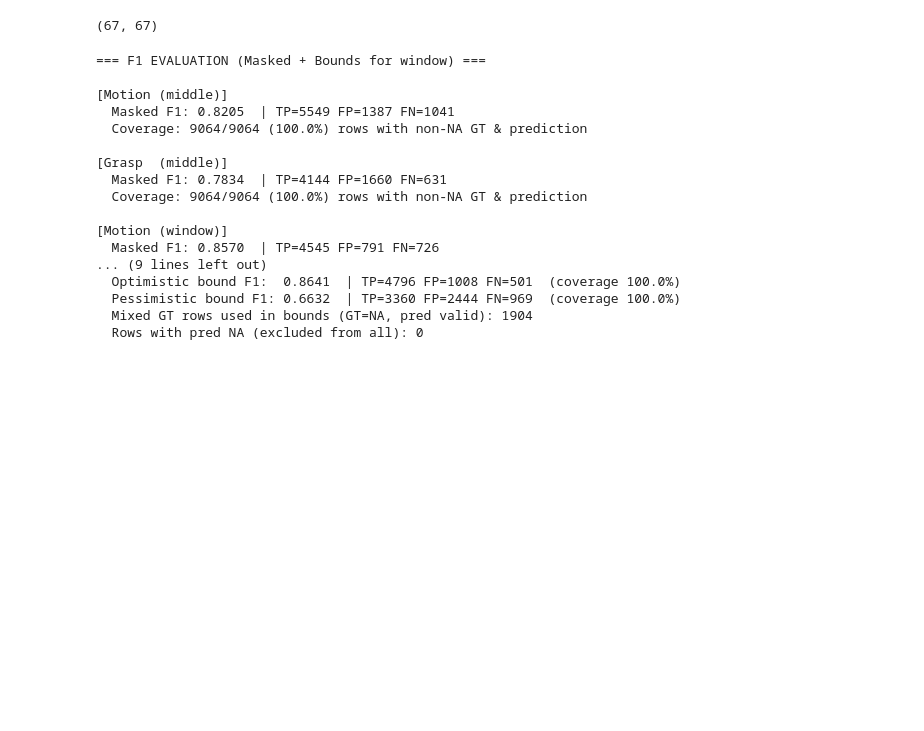
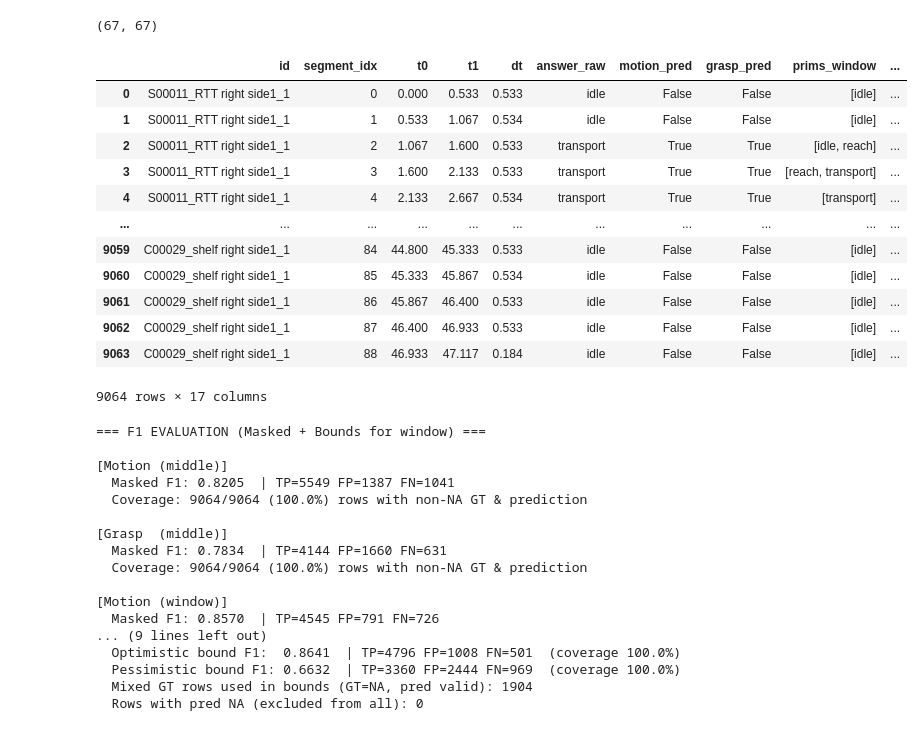
Before and after one commit to livctr/vlms4rehab, a Jupyter notebook: postprocess/primitives/exp_to_latex.ipynb, the cells around one changed output. Cells and saved outputs as stored; diff of their text form; code cells hidden in the pictures; blank space fills up the shorter version.

```diff
--- a/postprocess/primitives/exp_to_latex.ipynb
+++ b/postprocess/primitives/exp_to_latex.ipynb
@@ -981,3 +1154,19 @@ df_resps = add_gt_signals(df_samples, df_resps, get_gt_prims)
+# %%
+df_resps
+# %% [output]
+|  | id | segment_idx | t0 | t1 | dt | answer_raw | motion_pred | grasp_pred | prims_window | ... |
+| 0 | S00011_RTT right side1_1 | 0 | 0.000 | 0.533 | 0.533 | idle | False | False | [idle] | ... |
+| 1 | S00011_RTT right side1_1 | 1 | 0.533 | 1.067 | 0.534 | idle | False | False | [idle] | ... |
+| 2 | S00011_RTT right side1_1 | 2 | 1.067 | 1.600 | 0.533 | transport | True | True | [idle, reach] | ... |
+| 3 | S00011_RTT right side1_1 | 3 | 1.600 | 2.133 | 0.533 | transport | True | True | [reach, transport] | ... |
+| 4 | S00011_RTT right side1_1 | 4 | 2.133 | 2.667 | 0.534 | transport | True | True | [transport] | ... |
+| ... | ... | ... | ... | ... | ... | ... | ... | ... | ... | ... |
+| 9059 | C00029_shelf right side1_1 | 84 | 44.800 | 45.333 | 0.533 | idle | False | False | [idle] | ... |
+| 9060 | C00029_shelf right side1_1 | 85 | 45.333 | 45.867 | 0.534 | idle | False | False | [idle] | ... |
+| 9061 | C00029_shelf right side1_1 | 86 | 45.867 | 46.400 | 0.533 | idle | False | False | [idle] | ... |
+| 9062 | C00029_shelf right side1_1 | 87 | 46.400 | 46.933 | 0.533 | idle | False | False | [idle] | ... |
+| 9063 | C00029_shelf right side1_1 | 88 | 46.933 | 47.117 | 0.184 | idle | False | False | [idle] | ... |
+9064 rows × 17 columns
 # %%
 metrics = df_samples.apply(get_metrics_for_row, axis=1, result_type='expand')
 df_samples[['edit_score', 'action_error_rate', 'relative_counting_error']] = metrics
```
Also changed, not shown: parts of 28 cells of this notebook, 1 other file.
